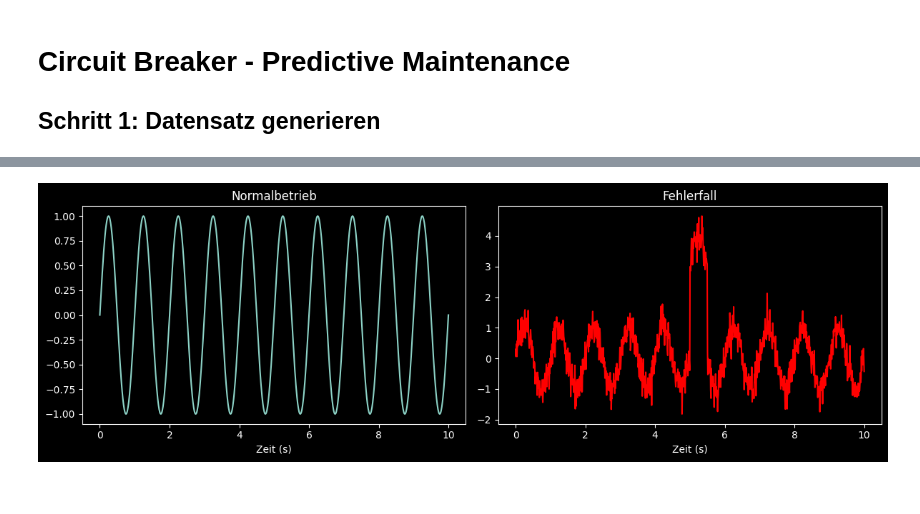
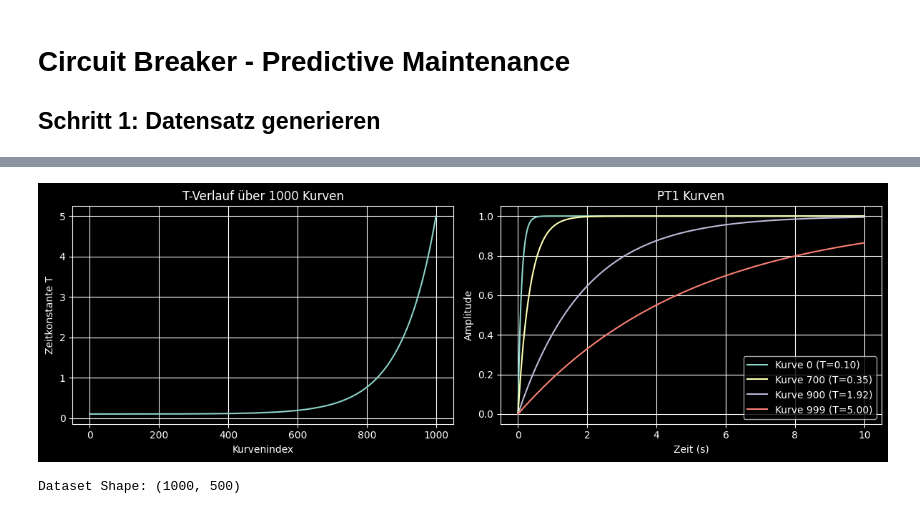
Before and after one commit to hackehucke/Masterarbeit, a Jupyter notebook: circuit_breaker.ipynb, the cells around one changed output, grey strips where cells are left out. Cells and saved outputs as stored; diff of their text form; code cells hidden in the pictures.

```diff
--- a/circuit_breaker.ipynb
+++ b/circuit_breaker.ipynb
@@ -25,18 +4,49 @@ Fehlerfall shape: (1000,)
-# %%
-# Plotten
-plt.figure(figsize=(12, 4))
-
-plt.subplot(1, 2, 1)
-plt.plot(t, normal)
-plt.title('Normalbetrieb')
-plt.xlabel('Zeit (s)')
-
-plt.subplot(1, 2, 2)
-plt.plot(t, fault, color='red')
-plt.title('Fehlerfall')
-plt.xlabel('Zeit (s)')
-
-plt.tight_layout()
-plt.show()
-# %% [output]
-[figure, removed]
+# %%
+import numpy as np
+import matplotlib.pyplot as plt
+
+# Parameter
+n_curves = 1000
+t = np.linspace(0, 10, 500)  # Zeitachse jeder PT1 Kurve
+
+T_min = 0.1   # gesund
+T_max = 5.0   # verschlissen
+K = 1.0       # Verstärkung
+
+# Normalisiertes T: lange nahe 0, dann schnell gegen 1
+x = np.linspace(0, 1, n_curves)
+steepness = 10
+T_norm = (np.exp(steepness * x) - 1) / (np.exp(steepness) - 1)
+T_values = T_min + T_norm * (T_max - T_min)
+
+# 1000 PT1 Kurven generieren
+dataset = np.zeros((n_curves, len(t)))
+for i, T in enumerate(T_values):
+    dataset[i] = K * (1 - np.exp(-t / T))
+
+# Plot 1: T-Verlauf über die 1000 Kurven
+plt.figure(figsize=(12, 4))
+plt.subplot(1, 2, 1)
+plt.plot(T_values)
+plt.title("T-Verlauf über 1000 Kurven")
+plt.xlabel("Kurvenindex")
+plt.ylabel("Zeitkonstante T")
+plt.grid(True)
+
+# Plot 2: Beispielkurven
+plt.subplot(1, 2, 2)
+for idx, label in [(0, "gesund"), (700, "mittel"), (900, "verschlissen"), (999, "defekt")]:
+    plt.plot(t, dataset[idx], label=f"Kurve {idx} (T={T_values[idx]:.2f})")
+plt.title("PT1 Kurven")
+plt.xlabel("Zeit (s)")
+plt.ylabel("Amplitude")
+plt.legend()
+plt.grid(True)
+
+plt.tight_layout()
+plt.show()
+
+print(f"Dataset Shape: {dataset.shape}")
+# %% [output]
+[figure, added]
+Dataset Shape: (1000, 500)
```
Also changed, not shown: parts of 2 cells of this notebook.
